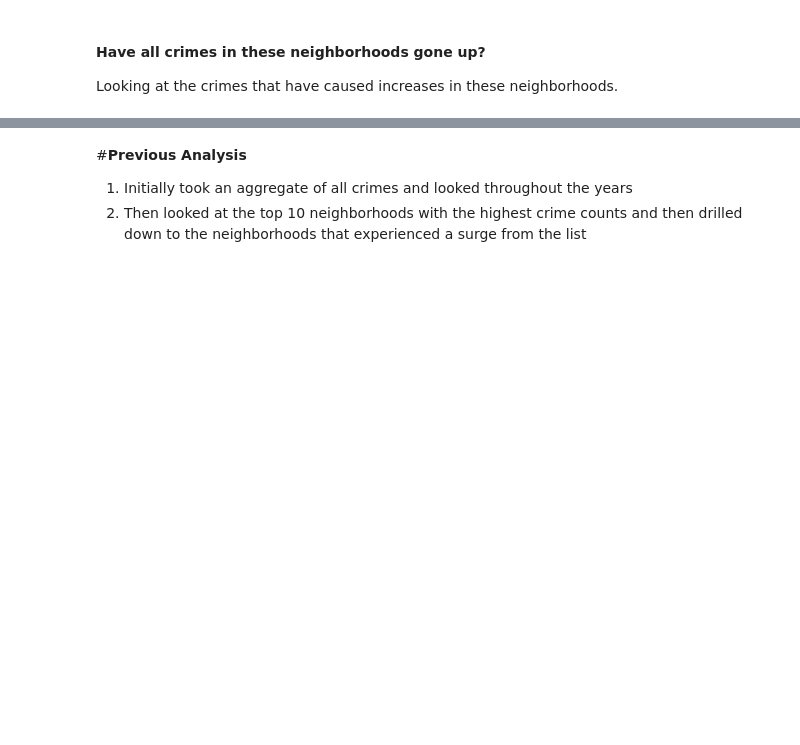
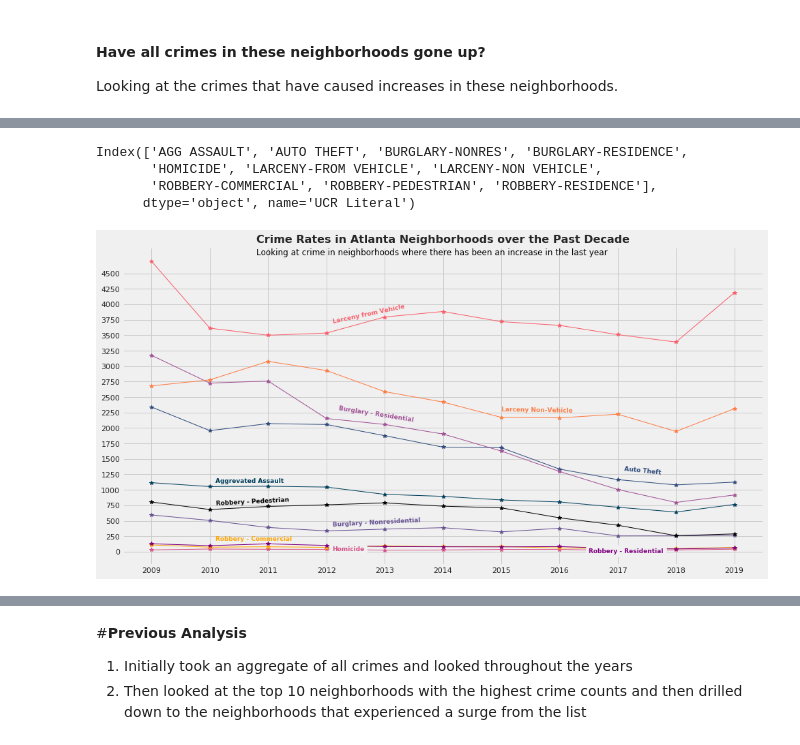
Before and after one commit to jiobu1/DS-Unit-1-Sprint-4-Data-Storytelling-Portfolio-Project, a Jupyter notebook: Jisha_Obukwelu_Unit_1_Data_Storytelling_Project.ipynb, the cells around one changed output, grey strips where cells are left out. Saved outputs shown, nothing was run; the diff lists cells and outputs as text; code cells hidden in the pictures; blank space fills up the shorter version.

Commit message:
Updated UCR Literal Graph

```diff
--- a/Jisha_Obukwelu_Unit_1_Data_Storytelling_Project.ipynb
+++ b/Jisha_Obukwelu_Unit_1_Data_Storytelling_Project.ipynb
@@ -499,0 +508,6 @@ up_neighborhood
+# %%
+#Looking at crime patterns in neighborhoods that have experienced an increase
+crime_analysis = pd.crosstab(up_neighborhood['Occur_Year'], up_neighborhood['UCR Literal'])
+
+crime_analysis  = crime_analysis.drop([1916, 1920, 1970, 1976,	1979, 1980,
+                 1993, 2001, 2004,	2005,	2006, 2007,	2008])
@@ -499,0 +530,71 @@ up_neighborhood
+# %%
+crime_analysis.columns
+# %% [output]
+Index(['AGG ASSAULT', 'AUTO THEFT', 'BURGLARY-NONRES', 'BURGLARY-RESIDENCE',
+       'HOMICIDE', 'LARCENY-FROM VEHICLE', 'LARCENY-NON VEHICLE',
+       'ROBBERY-COMMERCIAL', 'ROBBERY-PEDESTRIAN', 'ROBBERY-RESIDENCE'],
+      dtype='object', name='UCR Literal')
+# %%
+# Playing with loop to generate both lines and labels
+plt.style.use('fivethirtyeight')
+plt.figure(figsize = (15, 8))
+plt.backgroundcolor = '#f0f0f0'
+
+# Creating line plots
+plot_points = []
+
+crimes = crime_analysis.columns
+
+colors_array = ['#003f5c','#2f4b7c','#665191','#a05195',
+          '#d45087','#f95d6a','#ff7c43','#ffa600',
+          'black', 'purple']
+
+for crime, color in zip(crimes, colors_array):
+    points = plt.plot(crime_analysis[crime], marker='*', color = color, lw=1)
+    plot_points.append(points)
+
+plot_points;
+
+# Title, Axes
+plt.title("Crime Rates in Atlanta Neighborhoods over the Past Decade",
+          fontsize = 16,
+          fontweight = 'bold',
+          loc = 'center'
+          );
+plt.text (x = 2010.8, y = 4800,  s = 'Looking at crime in neighborhoods where there has been an increase in the last year',
+          color = 'black', fontsize = 12)
+
+plt.xticks(range(2009, 2020, 1 ))
+plt.yticks(range(0, 4700, 250))
+
+#Sometimes shows up and somethimes does not.
+plt.xlabel = ('Years')
+plt.ylabel = ('Crimes')
+
+#Labeling Lines
+text = []
+
+x_coordinates = [2010.1, 2017.1, 2012.1, 2012.2, 2009, 2012.1, 2015, 2010.1,  2010.1, 2009]
+y_coordinates = [1120,   1250,    410,   2100,      0, 3700,   2250,  175,     750,    0]
+labels = ['Aggrevated Assault', 'Auto Theft', 'Burglary - Nonresidential',
+          'Burglary - Residential', '', 'Larceny from Vehicle', 'Larceny Non-Vehicle',
+          'Robbery - Commercial', 'Robbery - Pedestrian', '']
+rotations = [0, -6, 3, -9, 0, 12, -1, 0, 3, 0]
+
+
+for x, y, label, color, rotation in zip(x_coordinates, y_coordinates, labels, colors_array, rotations):
+  position = plt.text(x = x, y = y, s = label , color = color, fontsize = 9,
+                      weight = 'bold', rotation = rotation)
+  text.append(position)
+
+text;
+
+#Two Other Labels
+plt.text(x = 2012.1, y = 10, s = 'Homicide', color = colors_array[4],
+         fontsize = 9,  weight = 'bold', backgroundcolor = '#f0f0f0', rotation = 0)
+plt.text(x = 2016.5, y = -15, s = 'Robbery - Residential', color =colors_array[9],
+         fontsize = 9,  weight = 'bold', backgroundcolor = '#f0f0f0', rotation = 0 )
+
+plt.show()
+# %% [output]
+[figure, added]
```
Also changed, not shown: parts of 37 cells of this notebook.
